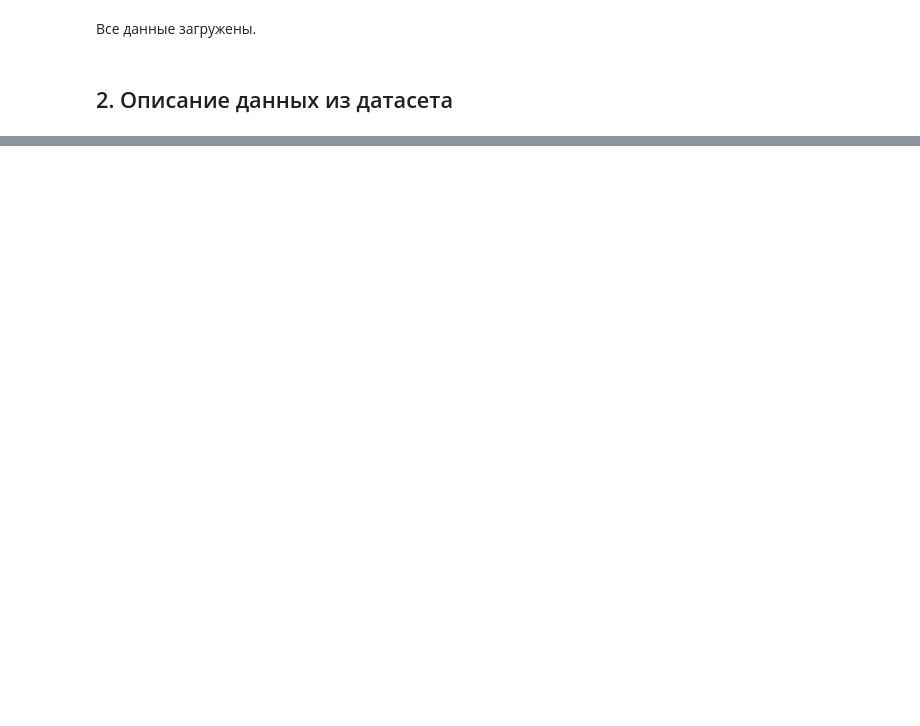
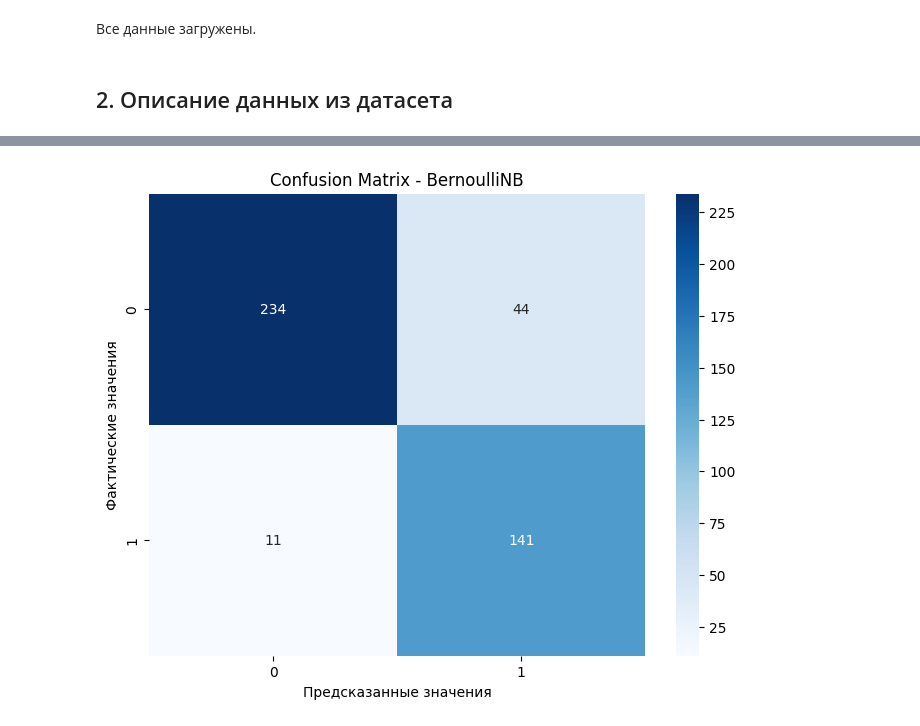
Before and after one commit to DenixSaw/ML-labs-NSTU, a Jupyter notebook: report.ipynb, the cells around one changed output, grey strips where cells are left out. Drawn from its saved outputs; the diff is of its cells as text; code cells hidden in the pictures; blank space fills up the shorter version.

```diff
--- a/report.ipynb
+++ b/report.ipynb
@@ -584,0 +323,22 @@ FPG алгоритм выдает при базовых начальных па
+# %%
+from sklearn.naive_bayes import BernoulliNB
+from sklearn.model_selection import GridSearchCV
+# Подбор гиперпараметров
+param_grid = {
+    'alpha': [0.1, 0.5, 1.0, 2.0, 5.0],
+    'binarize': [0.0, 0.1, 0.5, 1.0],
+    'fit_prior': [True, False]
+}
+
+bnb_grid = GridSearchCV(
+    BernoulliNB(),
+    param_grid,
+    cv=5,
+    scoring='accuracy',
+    n_jobs=-1
+)
+
+bnb_grid.fit(X_train_selected, y_train)
+
+print(f'Лучшие параметры: {bnb_grid.best_params_}')
+print(f'Лучшая точность на CV: {bnb_grid.best_score_:.4f}')
@@ -584,0 +348,10 @@ FPG алгоритм выдает при базовых начальных па
+# %%
+#Обучение модели с лучшими параметрами
+bnb_best = bnb_grid.best_estimator_
+bnb_best.fit(X_train_selected, y_train)
+
+y_pred_bnb = bnb_best.predict(X_test_selected)
+y_prob_bnb = bnb_best.predict_proba(X_test_selected)[:, 1]
+
+y_pred_train = bnb_best.predict(X_train_selected)
+y_prob_train = bnb_best.predict_proba(X_train_selected)[:, 1]
@@ -584,0 +422,12 @@ FPG алгоритм выдает при базовых начальных па
+# %%
+plt.figure(figsize=(8, 6))
+cm_bnb = confusion_matrix(y_test, y_pred_bnb)
+sns.heatmap(cm_bnb, annot=True, fmt='d', cmap='Blues',
+            xticklabels=['0', '1'],
+            yticklabels=['0', '1'])
+plt.title('Confusion Matrix - BernoulliNB')
+plt.ylabel('Фактические значения')
+plt.xlabel('Предсказанные значения')
+plt.show()
+# %% [output]
+[figure, added]
```
Also changed, not shown: parts of 88 cells of this notebook, 1 other file.
